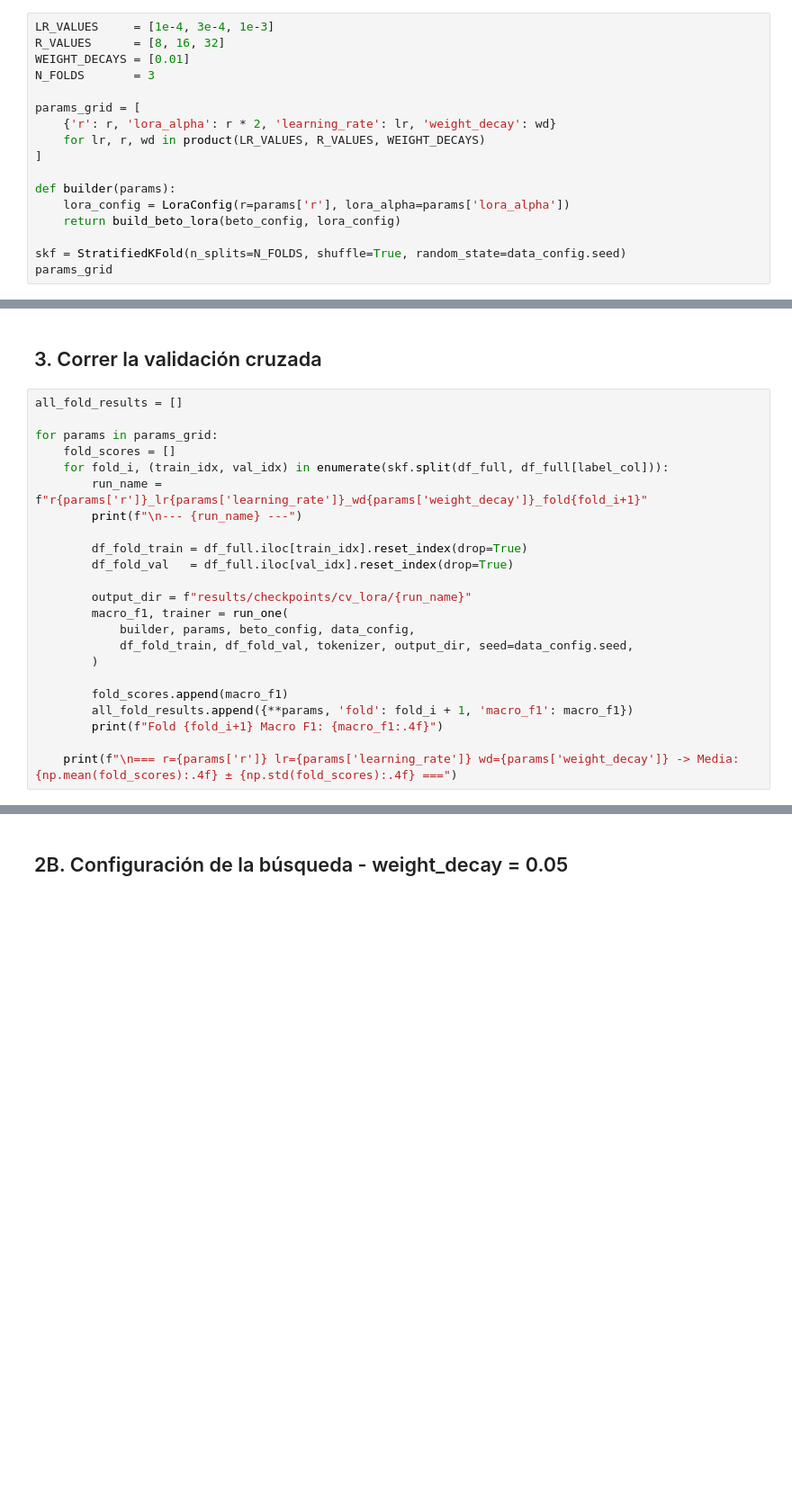
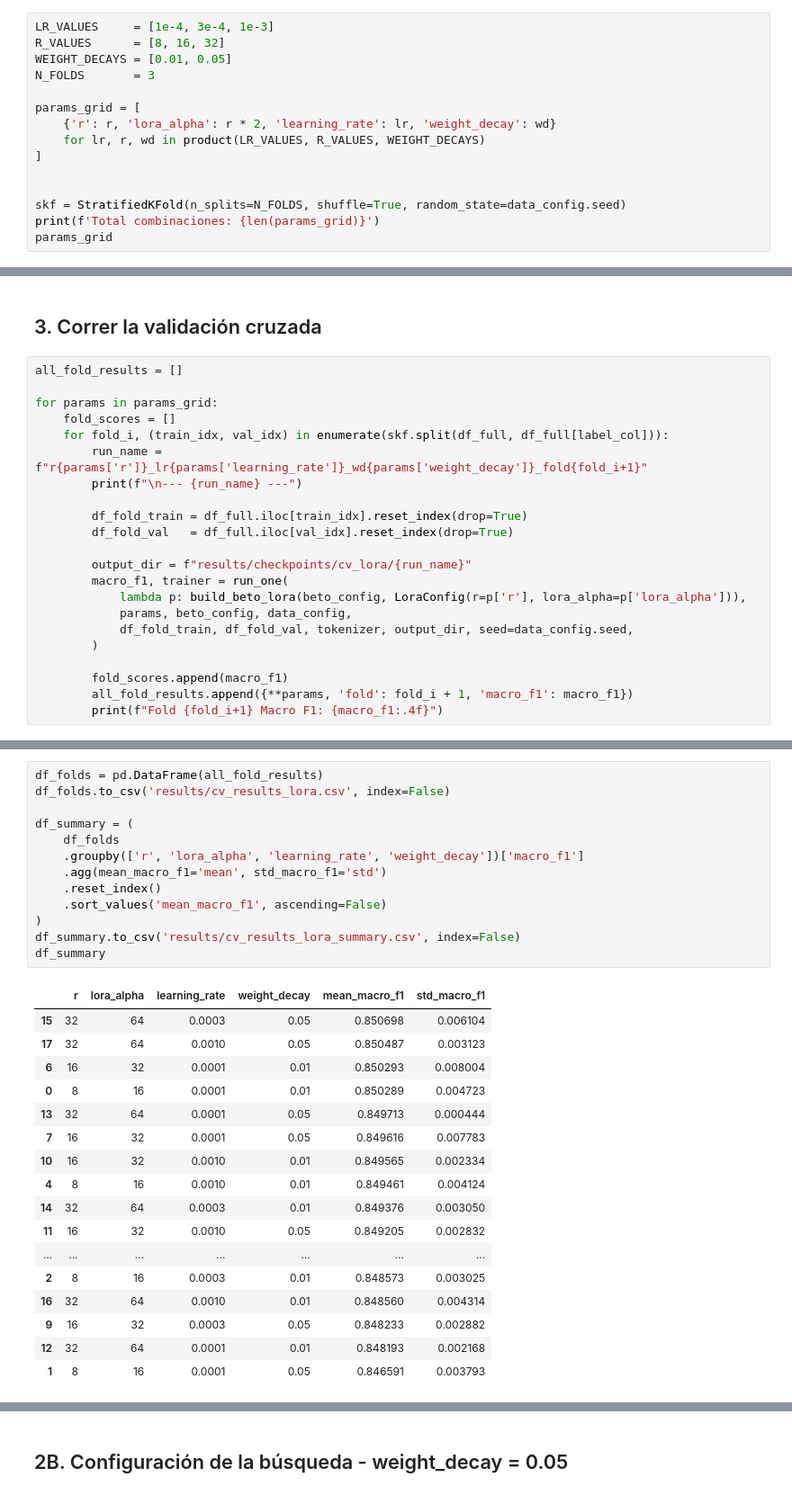
Before and after one commit to camistrika/BETO_HUMOR, a Jupyter notebook: notebooks/cross_validation_lora.ipynb, the cells around one changed output, grey strips where cells are left out. Shown at 90% size. Drawn from its saved outputs; the diff is of its cells as text; blank space fills up the shorter version.

Commit message:
CV Lora

```diff
--- a/notebooks/cross_validation_lora.ipynb
+++ b/notebooks/cross_validation_lora.ipynb
@@ -43,7 +69,7 @@ label_col = data_config.label_col
 # %%
 LR_VALUES     = [1e-4, 3e-4, 1e-3]
 R_VALUES      = [8, 16, 32]
-WEIGHT_DECAYS = [0.01]
+WEIGHT_DECAYS = [0.01, 0.05]
 N_FOLDS       = 3
 
 params_grid = [
@@ -51,9 +77,7 @@ params_grid = [
     for lr, r, wd in product(LR_VALUES, R_VALUES, WEIGHT_DECAYS)
 ]
 
-def builder(params):
-    lora_config = LoraConfig(r=params['r'], lora_alpha=params['lora_alpha'])
-    return build_beto_lora(beto_config, lora_config)
 
 skf = StratifiedKFold(n_splits=N_FOLDS, shuffle=True, random_state=data_config.seed)
+print(f'Total combinaciones: {len(params_grid)}')
 params_grid
@@ -73,12 +117,11 @@ for params in params_grid:
 
         output_dir = f"results/checkpoints/cv_lora/{run_name}"
         macro_f1, trainer = run_one(
-            builder, params, beto_config, data_config,
+            lambda p: build_beto_lora(beto_config, LoraConfig(r=p['r'], lora_alpha=p['lora_alpha'])),
+            params, beto_config, data_config,
             df_fold_train, df_fold_val, tokenizer, output_dir, seed=data_config.seed,
         )
 
         fold_scores.append(macro_f1)
         all_fold_results.append({**params, 'fold': fold_i + 1, 'macro_f1': macro_f1})
         print(f"Fold {fold_i+1} Macro F1: {macro_f1:.4f}")
-
-    print(f"\n=== r={params['r']} lr={params['learning_rate']} wd={params['weight_decay']} -> Media: {np.mean(fold_scores):.4f} ± {np.std(fold_scores):.4f} ===")
@@ -91 +302,32 @@ df_folds
+# %%
+df_folds = pd.DataFrame(all_fold_results)
+df_folds.to_csv('results/cv_results_lora.csv', index=False)
+
+df_summary = (
+    df_folds
+    .groupby(['r', 'lora_alpha', 'learning_rate', 'weight_decay'])['macro_f1']
+    .agg(mean_macro_f1='mean', std_macro_f1='std')
+    .reset_index()
+    .sort_values('mean_macro_f1', ascending=False)
+)
+df_summary.to_csv('results/cv_results_lora_summary.csv', index=False)
+df_summary
+# %% [output]
+|  | r | lora_alpha | learning_rate | weight_decay | mean_macro_f1 | std_macro_f1 |
+| 15 | 32 | 64 | 0.0003 | 0.05 | 0.850698 | 0.006104 |
+| 17 | 32 | 64 | 0.0010 | 0.05 | 0.850487 | 0.003123 |
+| 6 | 16 | 32 | 0.0001 | 0.01 | 0.850293 | 0.008004 |
+| 0 | 8 | 16 | 0.0001 | 0.01 | 0.850289 | 0.004723 |
+| 13 | 32 | 64 | 0.0001 | 0.05 | 0.849713 | 0.000444 |
+| 7 | 16 | 32 | 0.0001 | 0.05 | 0.849616 | 0.007783 |
+| 10 | 16 | 32 | 0.0010 | 0.01 | 0.849565 | 0.002334 |
+| 4 | 8 | 16 | 0.0010 | 0.01 | 0.849461 | 0.004124 |
+| 14 | 32 | 64 | 0.0003 | 0.01 | 0.849376 | 0.003050 |
+| 11 | 16 | 32 | 0.0010 | 0.05 | 0.849205 | 0.002832 |
+| ... | ... | ... | ... | ... | ... | ... |
+| 2 | 8 | 16 | 0.0003 | 0.01 | 0.848573 | 0.003025 |
+| 16 | 32 | 64 | 0.0010 | 0.01 | 0.848560 | 0.004314 |
+| 9 | 16 | 32 | 0.0003 | 0.05 | 0.848233 | 0.002882 |
+| 12 | 32 | 64 | 0.0001 | 0.01 | 0.848193 | 0.002168 |
+| 1 | 8 | 16 | 0.0001 | 0.05 | 0.846591 | 0.003793 |
 # %%
```
Also changed, not shown: parts of 13 cells of this notebook.
